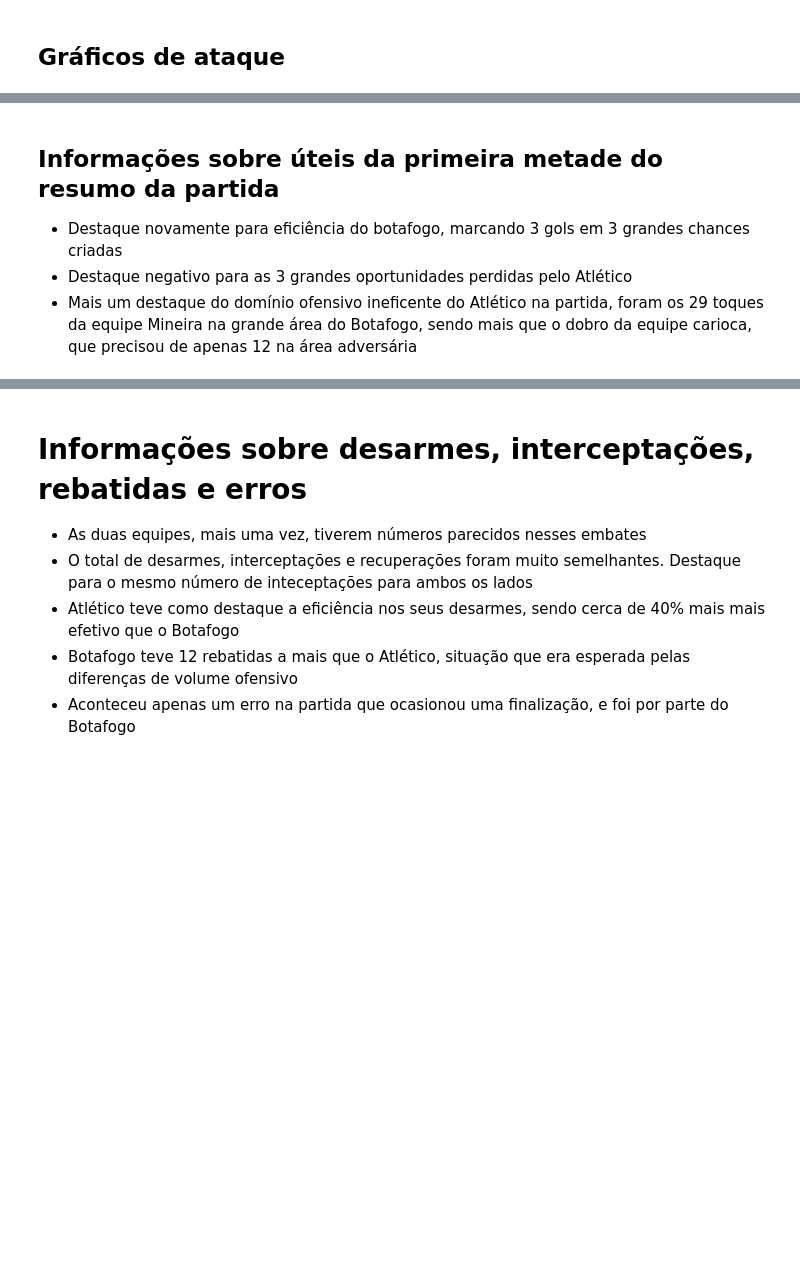
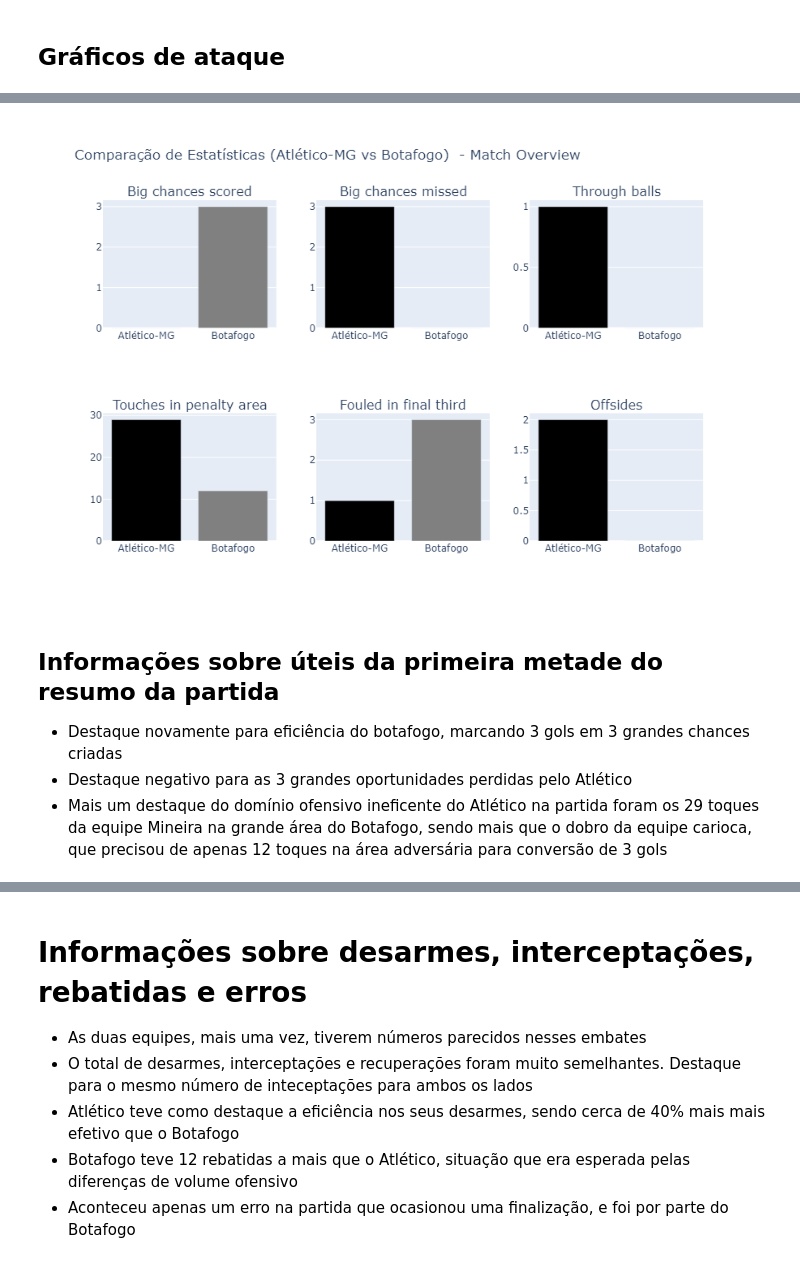
Before and after one commit to victor7miguel7/Analise-final-da-libertadores-2024, a Jupyter notebook: sofascore.ipynb, the cells around one changed output, grey strips where cells are left out. Saved outputs shown, nothing was run; the diff lists cells and outputs as text; code cells hidden in the pictures; blank space fills up the shorter version.

```diff
--- a/sofascore.ipynb
+++ b/sofascore.ipynb
@@ -315,38 +335,48 @@ def create_comparative_bar_charts_single_image_plotly(df_tempo_completo_estatist
 
     # Adicionar cada gráfico à grade de subplots
     for i, (index, row) in enumerate(filtered_df.iterrows()):
         col = (i % cols) + 1
         row_idx = (i // cols) + 1
 
         fig.add_trace(
             go.Bar(
                 x=['Atlético-MG', 'Botafogo'],
                 y=[row['Home'], row['Away']],
                 marker_color=['black', 'gray'],
                 name=row['Statistics']
             ),
             row=row_idx,
             col=col
         )
 
     # Atualizar layout
     fig.update_layout(
         height=rows * 300,  # Altura total ajustada ao número de linhas
         width=900,  # Largura fixa
         title_text="Comparação de Estatísticas (Atlético-MG vs Botafogo)  - Match Overview",
         showlegend=False
     )
 
     # Exibir a figura
     fig.show()
+    # Salvar o gráfico como imagem estática (PNG)
+    fig.write_image("graficos_estaticos3.png")
 
 # Gerar os gráficos
 create_comparative_bar_charts_single_image_plotly(result)
+
+# Nome do arquivo da imagem
+image_path = "graficos_estaticos3.png"
+
+# Exibindo a imagem
+display(Image(filename=image_path))
+# %% [output]
+[figure, added]
 # %% [markdown]
 ## Informações sobre úteis da primeira metade do resumo da partida
 * Destaque novamente para eficiência do botafogo, marcando 3 gols em 3 grandes chances criadas
 * Destaque negativo para as 3 grandes oportunidades perdidas pelo Atlético
-* Mais um destaque do domínio ofensivo ineficente do Atlético na partida, foram os 29 toques da equipe Mineira na grande área do Botafogo, sendo mais que o dobro da equipe carioca, que precisou de apenas 12 na área adversária
+* Mais um destaque do domínio ofensivo ineficente do Atlético na partida foram os 29 toques da equipe Mineira na grande área do Botafogo, sendo mais que o dobro da equipe carioca, que precisou de apenas 12 toques na área adversária para conversão de 3 gols
 # %%
 import plotly.graph_objects as go
 from plotly.subplots import make_subplots
```
Also changed, not shown: parts of 12 cells of this notebook, 7 other files.
